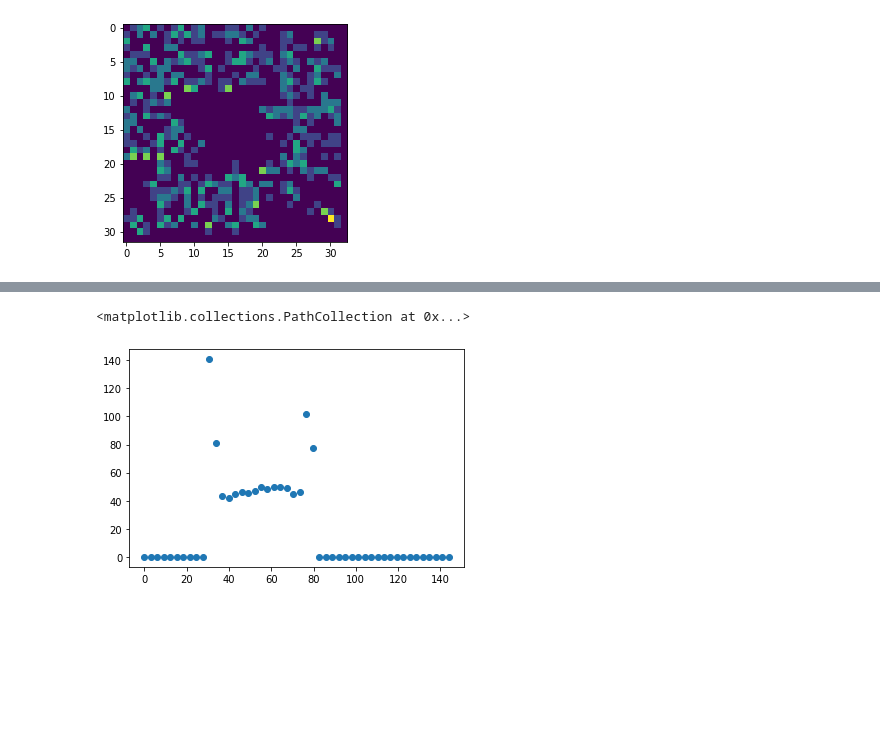
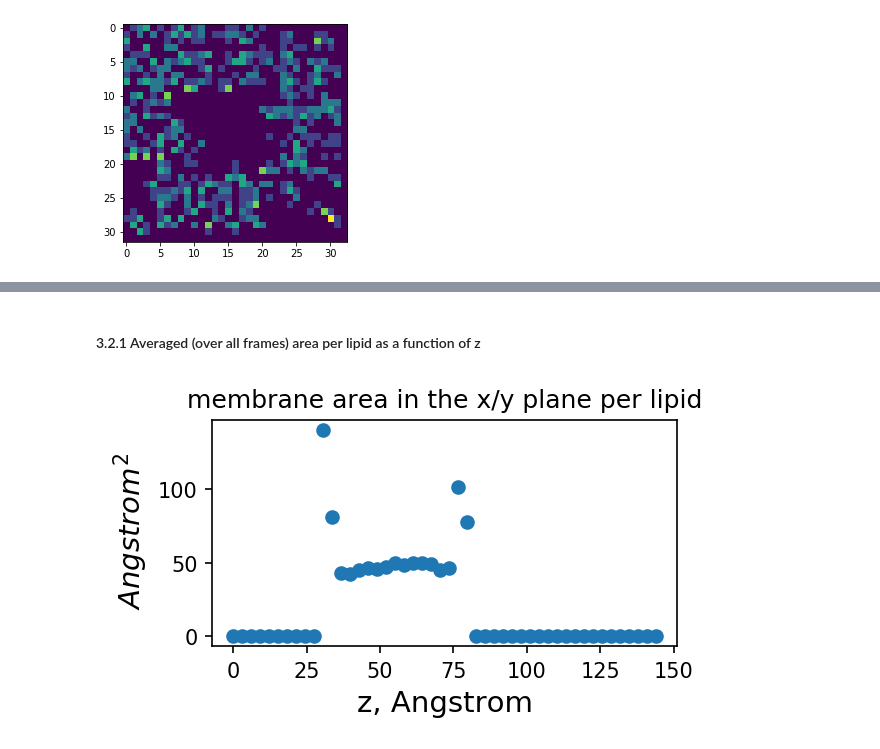
Before and after one commit to HITS-MCM/MD-IFP, a Jupyter notebook: membrane_analysis_example.ipynb, the cells around one changed output, grey strips where cells are left out. Drawn from its saved outputs; the diff is of its cells as text; code cells hidden in the pictures; blank space fills up the shorter version.

```diff
--- a/membrane_analysis_example.ipynb
+++ b/membrane_analysis_example.ipynb
@@ -37,8 +38,8 @@
 # %%
 from Scripts.Membrane_analysis import *
 # define reference PDB file and trajectory file
-ref =  "Data/4MQT/ORTO-CHL-lipid14/AMBER_eq/ORTO-CHL-prod8-NPT.pdb"
-traj = "Data/4MQT/ORTO-CHL-lipid14/NAMD_eq/Replica1/ORT-CHL_repl.dcd"
+ref =  "Data/4MQT/AMBER_eq/ORTO-CHL-prod8-NPT.pdb"
+traj = "Data/4MQT/NAMD_eq/Replica1/ORT-CHL_repl.dcd"
 
 #--- generate Membrane_properties object
 #--- ligand will be treated together with the protein; ligand residue name is "IXO"
@@ -124,6 +142,12 @@ plt.imshow(Mem.mem_slab[0][int(Mem.nz/2)])
+# %% [markdown]
+#### 3.2.1 Averaged (over all frames) area per lipid as a function of z
 # %%
 # plot averaged (over all frames) area per lipid as a function of z
-plt.scatter(x= Mem.dz*np.linspace(0,np.mean(Mem.dens_m_r,axis=0).shape[0],np.mean(Mem.dens_m_r,axis=0).shape[0]),y=np.mean(Mem.dens_m_r,axis=0))
+fig = plt.figure(figsize=(4, 2),dpi=150)
+plt.scatter(x= Mem.dz*np.linspace(0,np.mean(Mem.m_r_per_area,axis=0).shape[0],np.mean(Mem.m_r_per_area,axis=0).shape[0]),y=np.mean(Mem.m_r_per_area,axis=0))
+plt.title("membrane area in the x/y plane per lipid")
+plt.ylabel(' $Angstrom^2 $ ', fontsize=14)
+plt.xlabel('z, Angstrom', fontsize=14)
+plt.show()
 # %% [output]
-<matplotlib.collections.PathCollection at 0x...>
-[figure, old version]
+[figure, new version]
```
Also changed, not shown: parts of 9 cells of this notebook, 6 other files.
